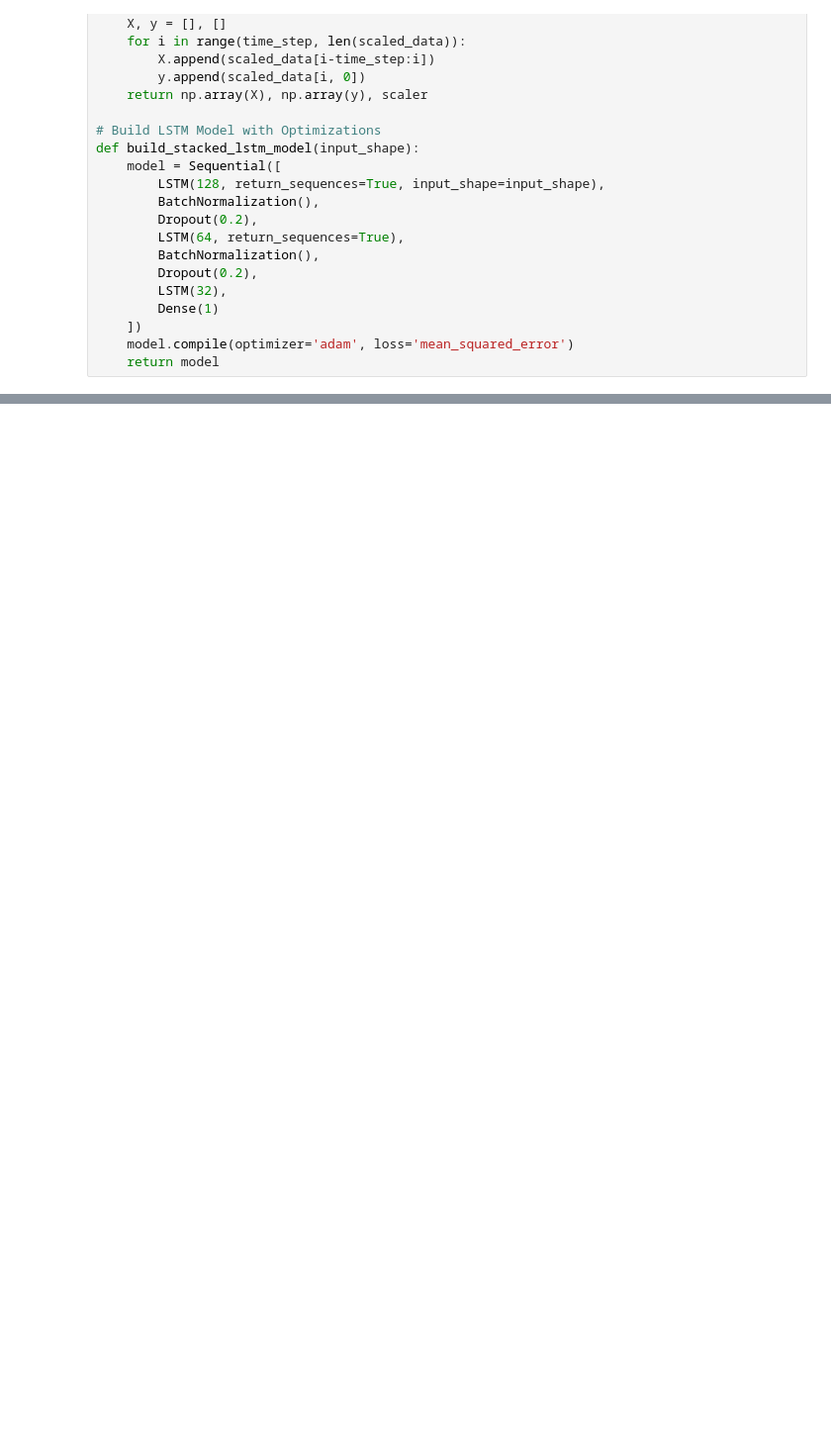
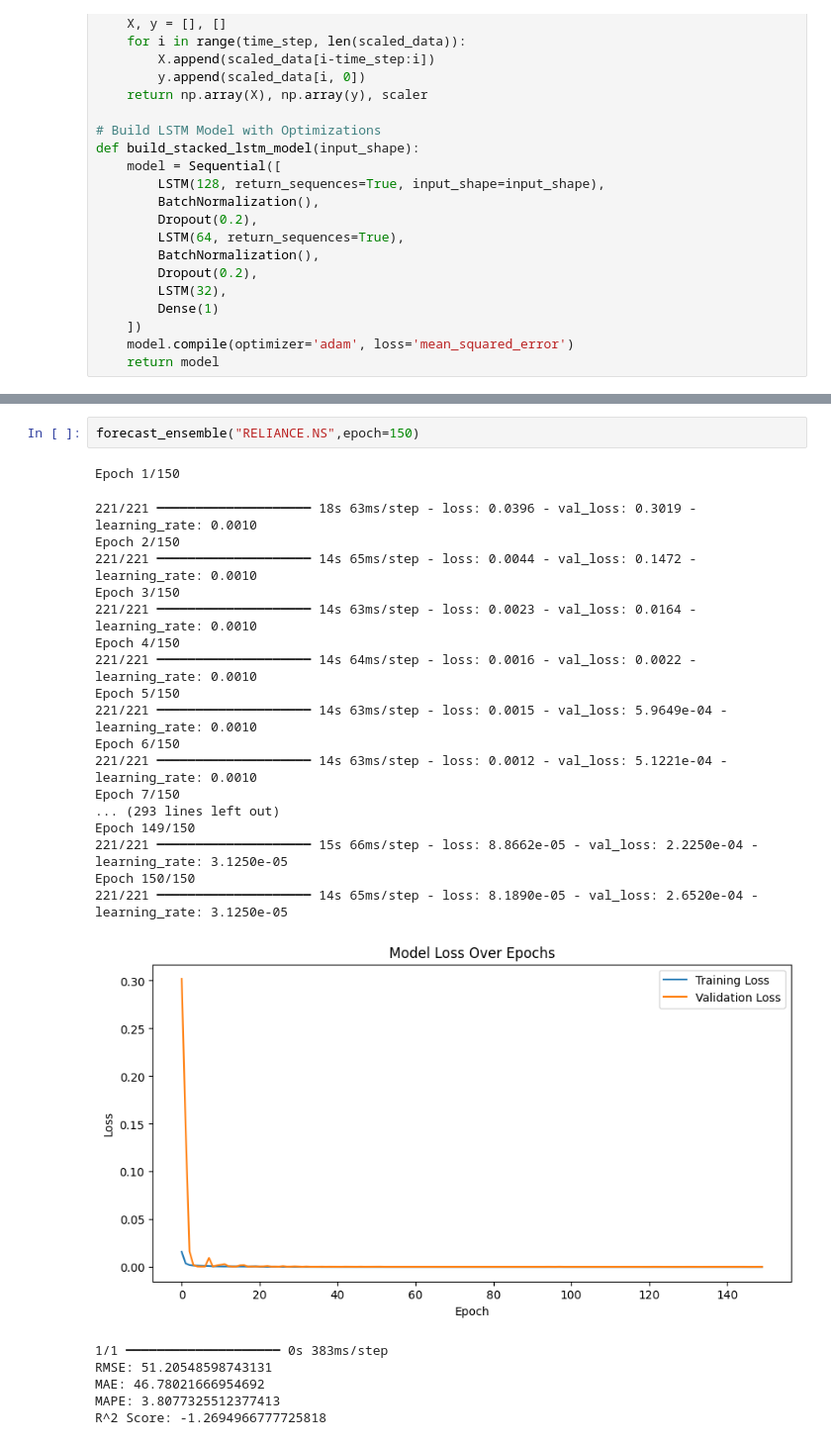
Before and after one commit to TANMAY0704/Final-Sem-Project, a Jupyter notebook: Final/final_model.ipynb, the cells around one changed output, grey strips where cells are left out. Shown at 99% size. Saved outputs shown, nothing was run; the diff lists cells and outputs as text; blank space fills up the shorter version.

```diff
--- a/Final/final_model.ipynb
+++ b/Final/final_model.ipynb
@@ -214,0 +259,27 @@ R^2 Score: 0.21142967813671742
+# %%
+forecast_ensemble("RELIANCE.NS",epoch=150)
+# %% [output]
+Epoch 1/150
+221/221 ━━━━━━━━━━━━━━━━━━━━ 18s 63ms/step - loss: 0.0396 - val_loss: 0.3019 - learning_rate: 0.0010
+Epoch 2/150
+221/221 ━━━━━━━━━━━━━━━━━━━━ 14s 65ms/step - loss: 0.0044 - val_loss: 0.1472 - learning_rate: 0.0010
+Epoch 3/150
+221/221 ━━━━━━━━━━━━━━━━━━━━ 14s 63ms/step - loss: 0.0023 - val_loss: 0.0164 - learning_rate: 0.0010
+Epoch 4/150
+221/221 ━━━━━━━━━━━━━━━━━━━━ 14s 64ms/step - loss: 0.0016 - val_loss: 0.0022 - learning_rate: 0.0010
+Epoch 5/150
+221/221 ━━━━━━━━━━━━━━━━━━━━ 14s 63ms/step - loss: 0.0015 - val_loss: 5.9649e-04 - learning_rate: 0.0010
+Epoch 6/150
+221/221 ━━━━━━━━━━━━━━━━━━━━ 14s 63ms/step - loss: 0.0012 - val_loss: 5.1221e-04 - learning_rate: 0.0010
+Epoch 7/150
+... (293 lines left out)
+Epoch 149/150
+221/221 ━━━━━━━━━━━━━━━━━━━━ 15s 66ms/step - loss: 8.8662e-05 - val_loss: 2.2250e-04 - learning_rate: 3.1250e-05
+Epoch 150/150
+221/221 ━━━━━━━━━━━━━━━━━━━━ 14s 65ms/step - loss: 8.1890e-05 - val_loss: 2.6520e-04 - learning_rate: 3.1250e-05
+[figure, added]
+1/1 ━━━━━━━━━━━━━━━━━━━━ 0s 383ms/step
+RMSE: 51.20548598743131
+MAE: 46.78021666954692
+MAPE: 3.8077325512377413
+R^2 Score: -1.2694966777725818
```
Also changed, not shown: parts of 9 cells of this notebook, 12 other files.
